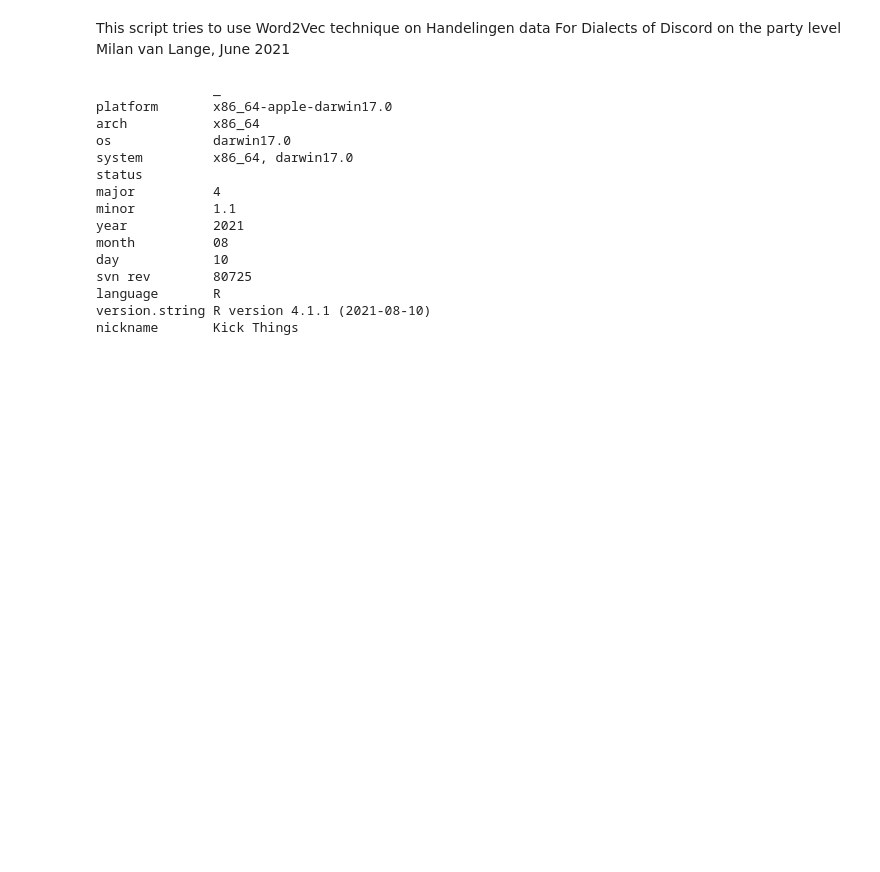
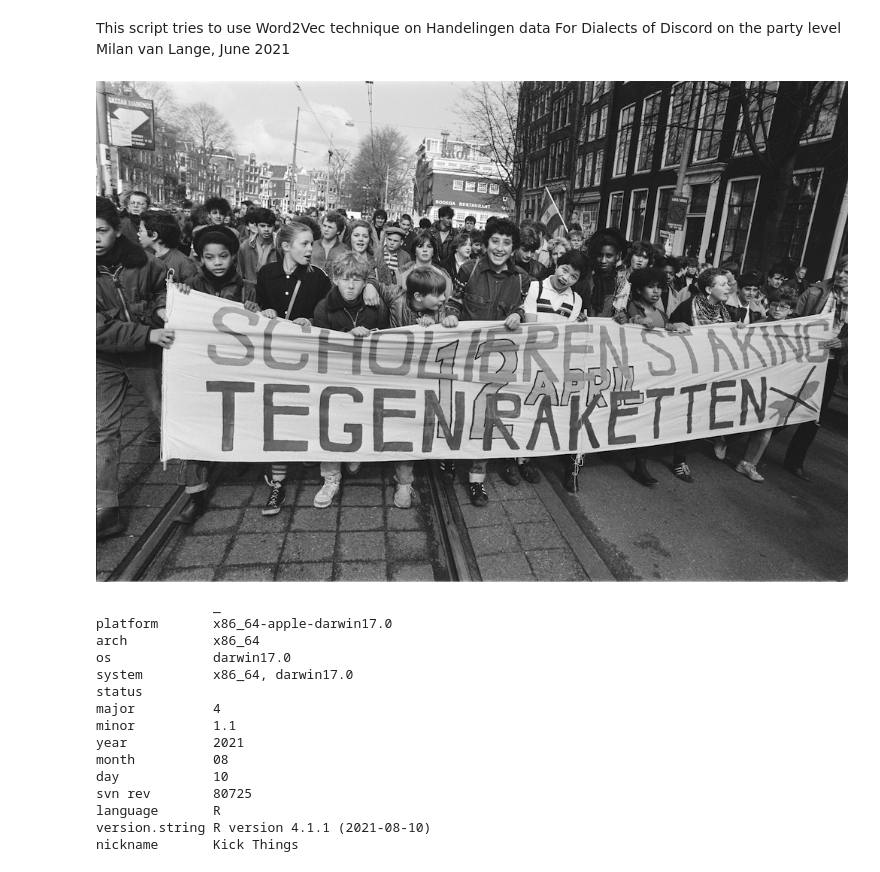
Before and after one commit to jdh-observer/jdh001-9HcfToh7EYm8, a Jupyter notebook: 1_load_train_7075.ipynb, the cells around one changed output. Cells and saved outputs as stored; diff of their text form; code cells hidden in the pictures; blank space fills up the shorter version.

Commit message:
cover image IRdisplay - https://github.com/C2DH/jdh-notebook/issues/57

```diff
--- a/1_load_train_7075.ipynb
+++ b/1_load_train_7075.ipynb
@@ -2,6 +2,11 @@
 This script tries to use Word2Vec technique on Handelingen data
 For Dialects of Discord on the party level
 Milan van Lange, June 2021
+# %%
+library("IRdisplay")
+display_png(file="cover.png")
+# %% [output]
+[figure, added]
 # %%
 R.version
 # %% [output]
```
Also changed, not shown: 1 other file.
